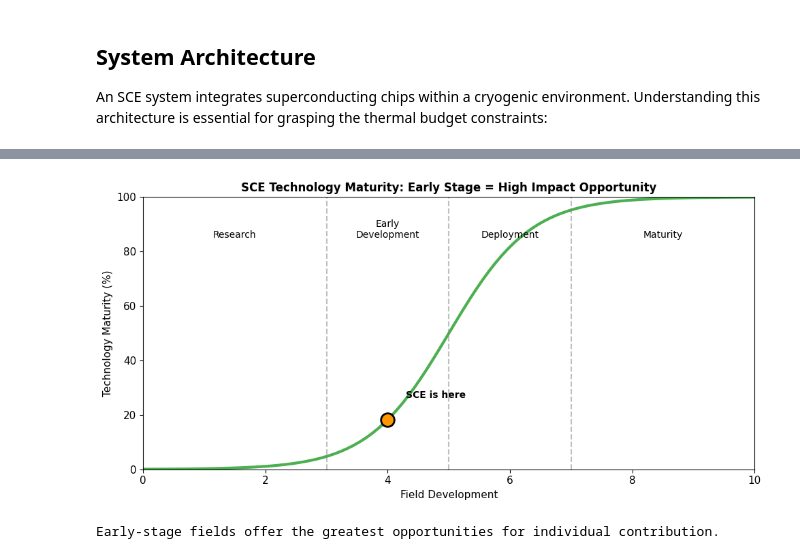
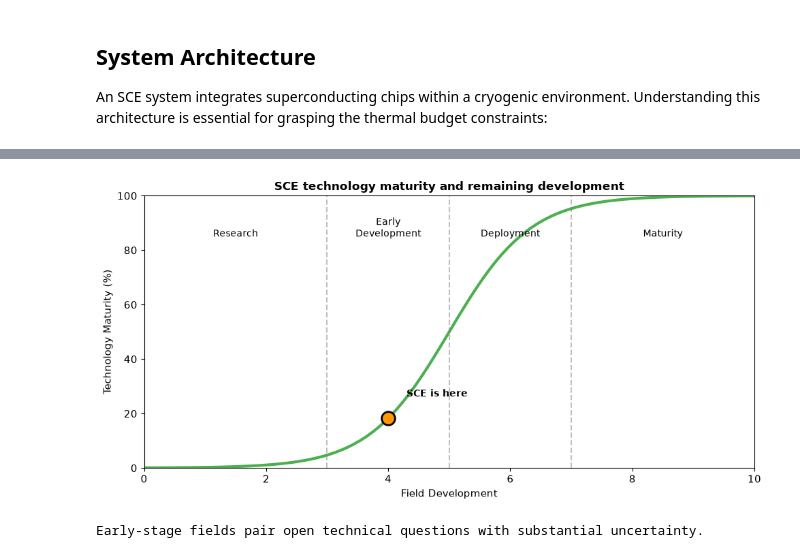
Before and after one commit to Adiabatic-Machines/sce-futures, a Jupyter notebook: notebooks/00_executive_overview.ipynb, the cells around one changed output, grey strips where cells are left out. Cells and saved outputs as stored; diff of their text form; code cells hidden in the pictures.

```diff
--- a/notebooks/00_executive_overview.ipynb
+++ b/notebooks/00_executive_overview.ipynb
@@ -736,34 +544,34 @@ fig, ax = plt.subplots(figsize=(10, 5))
 
 # Technology maturity S-curve
 x = np.linspace(0, 10, 100)
 adoption = 100 / (1 + np.exp(-1.5*(x - 5)))  # S-curve
 
 ax.plot(x, adoption, color=COLORS['sce'], linewidth=3)
 ax.axvline(x=3, color='gray', linestyle='--', alpha=0.5)
 ax.axvline(x=5, color='gray', linestyle='--', alpha=0.5)
 ax.axvline(x=7, color='gray', linestyle='--', alpha=0.5)
 
 ax.text(1.5, 85, 'Research', ha='center', fontsize=10)
 ax.text(4, 85, 'Early\nDevelopment', ha='center', fontsize=10)
 ax.text(6, 85, 'Deployment', ha='center', fontsize=10)
 ax.text(8.5, 85, 'Maturity', ha='center', fontsize=10)
 
 # SCE position - early development phase
 sce_x = 4.0
 sce_y = 100 / (1 + np.exp(-1.5*(sce_x - 5)))
 ax.scatter([sce_x], [sce_y], s=200, color=COLORS['secondary'], zorder=5, edgecolors='black', linewidth=2)
 ax.text(sce_x + 0.3, sce_y + 8, 'SCE is here', fontsize=10, fontweight='bold')
 
 ax.set_xlabel('Field Development', fontsize=11)
 ax.set_ylabel('Technology Maturity (%)', fontsize=11)
-ax.set_title('SCE Technology Maturity: Early Stage = High Impact Opportunity', fontsize=12, fontweight='bold')
+ax.set_title('SCE technology maturity and remaining development', fontsize=12, fontweight='bold')
 ax.set_xlim(0, 10)
 ax.set_ylim(0, 100)
 
 plt.tight_layout()
 plt.show()
 
-print("Early-stage fields offer the greatest opportunities for individual contribution.")
+print("Early-stage fields pair open technical questions with substantial uncertainty.")
 # %% [output]
-[figure, old version]
+[figure, new version]
-Early-stage fields offer the greatest opportunities for individual contribution.
+Early-stage fields pair open technical questions with substantial uncertainty.
```
Also changed, not shown: parts of 29 cells of this notebook, 20 other files.
